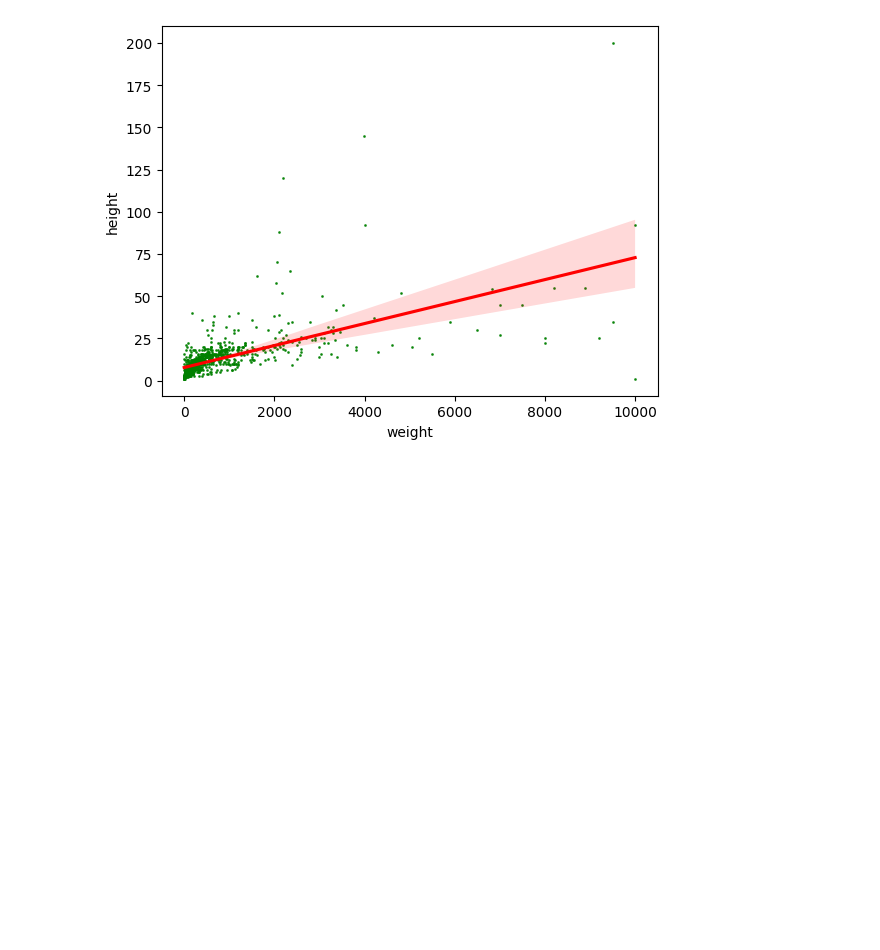
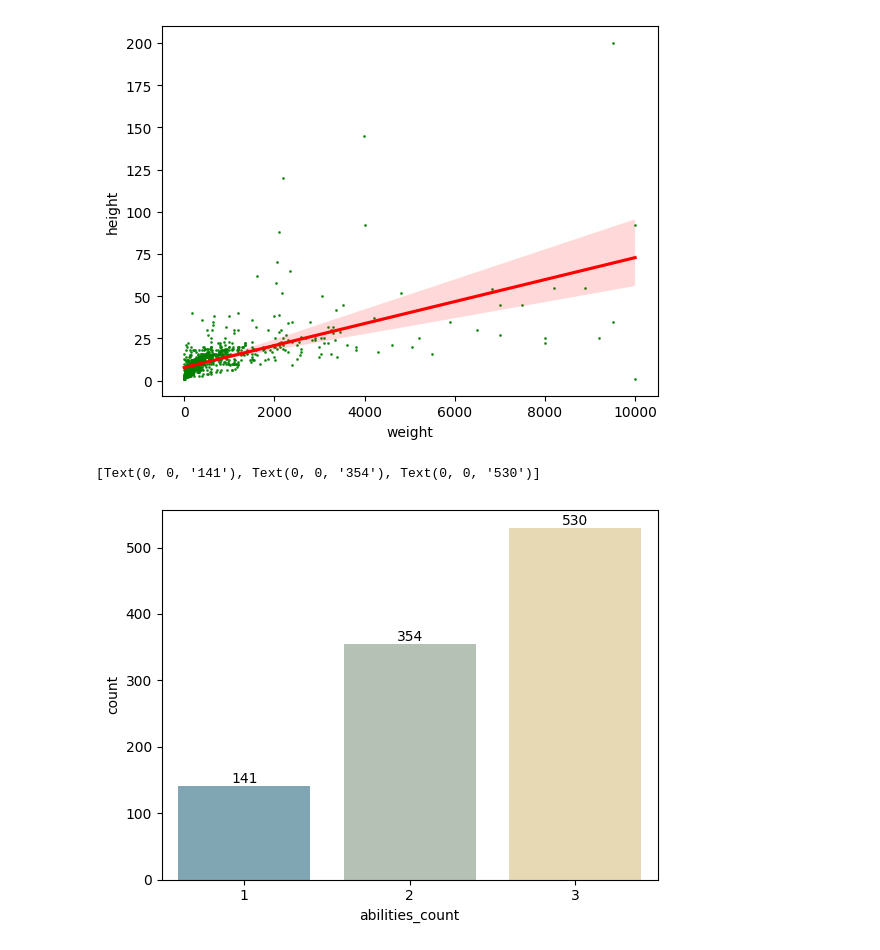
Before and after one commit to Gadomskyy/pokemon-data-analyzer, a Jupyter notebook: charts.ipynb, the cells around one changed output. Drawn from its saved outputs; the diff is of its cells as text; code cells hidden in the pictures; blank space fills up the shorter version.

```diff
--- a/charts.ipynb
+++ b/charts.ipynb
@@ -2,7 +2,7 @@
 import pandas as pd
 import seaborn as sns
 # %%
-df = pd.read_excel('result.xlsx', index_col = 0)
+df = pd.read_csv('result.csv', index_col = 0)
 # %%
 df.head
 # %% [output]
@@ -46,0 +51,10 @@ sns.regplot(data=df, x='weight', y='height',
+# %%
+len_df = df.copy()
+len_df['abilities'] = len_df['abilities'].apply(eval)
+len_df['abilities_count'] = len_df.abilities.map(len)
+# %%
+ax = sns.countplot(data=len_df, x='abilities_count', palette='blend:#7AB,#EDA')
+ax.bar_label(ax.containers[0])
+# %% [output]
+[Text(0, 0, '141'), Text(0, 0, '354'), Text(0, 0, '530')]
+[figure, added]
```
Also changed, not shown: parts of 3 cells of this notebook, 1 other file.
